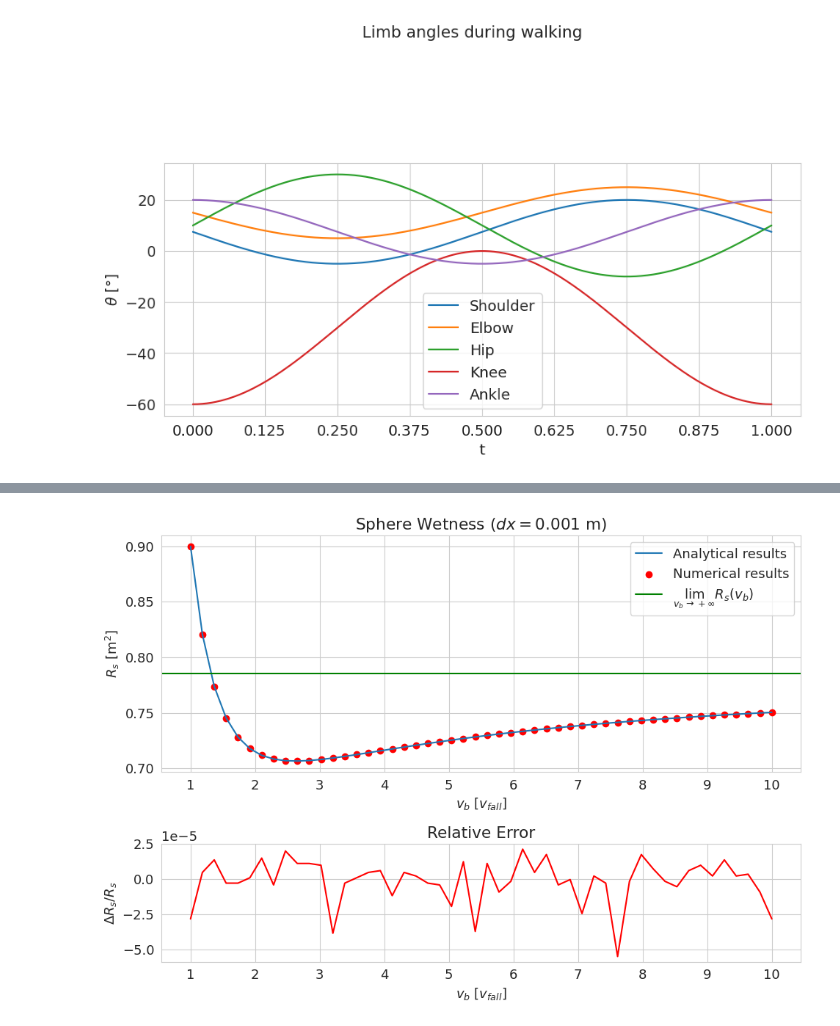
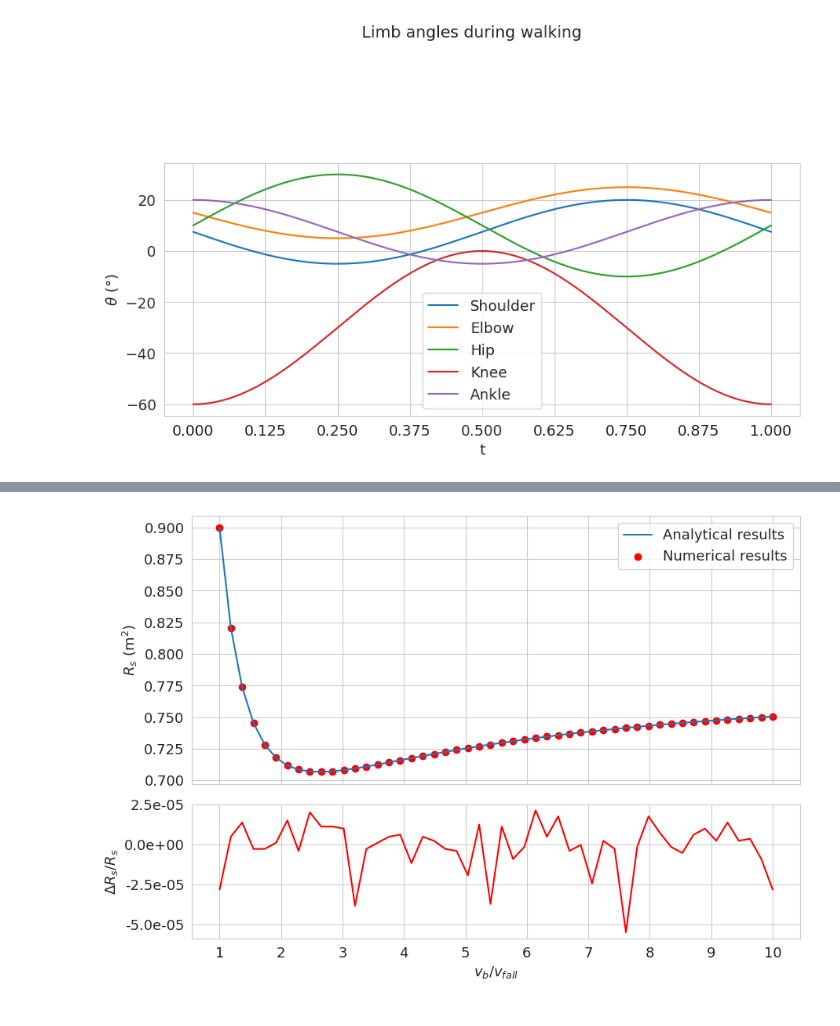
Before and after one commit to Cr3sp1/Rain, a Jupyter notebook: Visualization/Tesi.ipynb, the cells around one changed output, grey strips where cells are left out. Cells and saved outputs as stored; diff of their text form; code cells hidden in the pictures.

```diff
--- a/Visualization/Tesi.ipynb
+++ b/Visualization/Tesi.ipynb
@@ -146,45 +145,55 @@ for line in lines:
     y1_values.append(y1)
     y2_values.append(y2)
 
-#Calculate the difference between Y1 and Y2
-difference = [(y2 - y1)/y1 for y1, y2 in zip(y1_values, y2_values)]
-
+# Calculate the difference between Y1 and Y2
+difference = [(y2 - y1) / y1 for y1, y2 in zip(y1_values, y2_values)]
 
 # Create a figure with a gridspec layout
 fig = plt.figure(figsize=(10, 7))  # Adjust the figure size as needed
-gs = gridspec.GridSpec(2, 1, height_ratios=[2, 1])  # Ratio 2:1 for the subplots
+gs = gridspec.GridSpec(2, 1, height_ratios=[2, 1], hspace=0.1)  # Reduced spacing
+
+# Create subplots
 ax1 = plt.subplot(gs[0])
-ax2 = plt.subplot(gs[1])
+ax2 = plt.subplot(gs[1], sharex=ax1)  # Share the x-axis with ax1
 
 # Plot the primary data on the first subplot
 ax1.plot(x_values, y1_values, label='Analytical results')
 ax1.scatter(x_values, y2_values, color='red', label='Numerical results')
-ax1.axhline(y=max_s(rad), label=r'$\lim_{v_b\to+\infty} R_s(v_b)$', color='green')
+# ax1.axhline(y=max_s(rad), label=r'$\lim_{v_b\to+\infty} R_s(v_b)$', color='green')  # Uncomment if max_s(rad) is defined
 ax1.xaxis.set_major_locator(ticker.MultipleLocator(1))
-ax1.set_xlabel(r'$v_b$ [$v_{fall}$]')
-ax1.set_ylabel(r'$R_s$ [m$^2$]')
-ax1.set_title(r'Sphere Wetness ($dx = 0.001$ m)')
+ax1.set_ylabel(r'$R_s$ (m$^2$)')
 ax1.grid(True)
 ax1.legend()
+
+
+# Custom formatter function for scientific notation
+def scientific_formatter(x, pos):
+    return f'{x:.1e}'
+
+# Apply the custom formatter to the y-axes
+ax2.yaxis.set_major_formatter(ticker.FuncFormatter(scientific_formatter))
+
 
 # Plot the relative error on the second subplot
 ax2.plot(x_values, difference, color='red')
 ax2.xaxis.set_major_locator(ticker.MultipleLocator(1))
-ax2.set_xlabel(r'$v_b$ $[v_{fall}]$')
+ax2.set_xlabel(r'$v_b/v_{fall}$')
 ax2.set_ylabel(r'$\Delta R_s/R_s$')
-ax2.set_title('Relative Error')
 ax2.grid(True)
+
+# Hide x-labels and tick labels for top plots and y-tick labels for right plots
+plt.setp(ax1.get_xticklabels(), visible=False)
 
 # Adjust layout for clarity
 plt.tight_layout()
 
 # Save the plot to a file
 plt.savefig('../Tesi/sphere_wet.png', dpi=300, bbox_inches='tight')
 
 # Show the plot
 plt.show()
 # %% [output]
-[figure, old version]
+[figure, new version]
 # %%
 def anal_p(v, bodyvel, side):
     flux = 0
```
Also changed, not shown: parts of 8 cells of this notebook, 12 other files.
